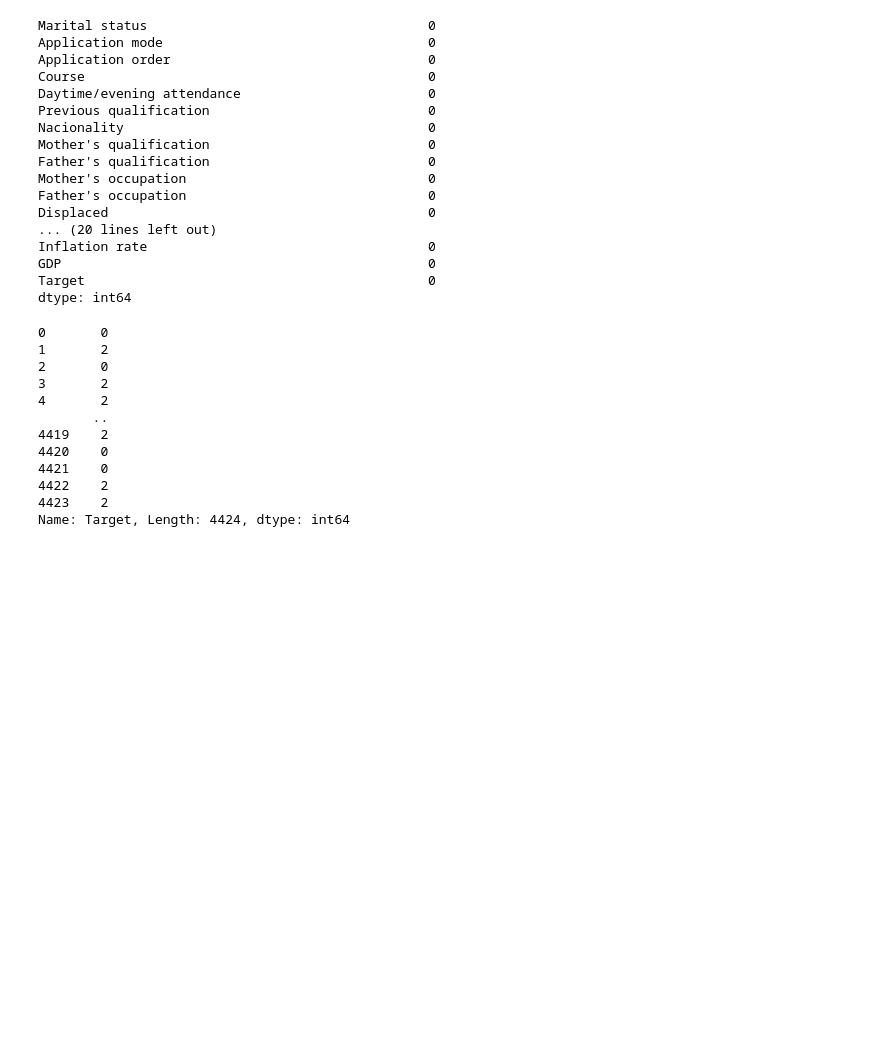
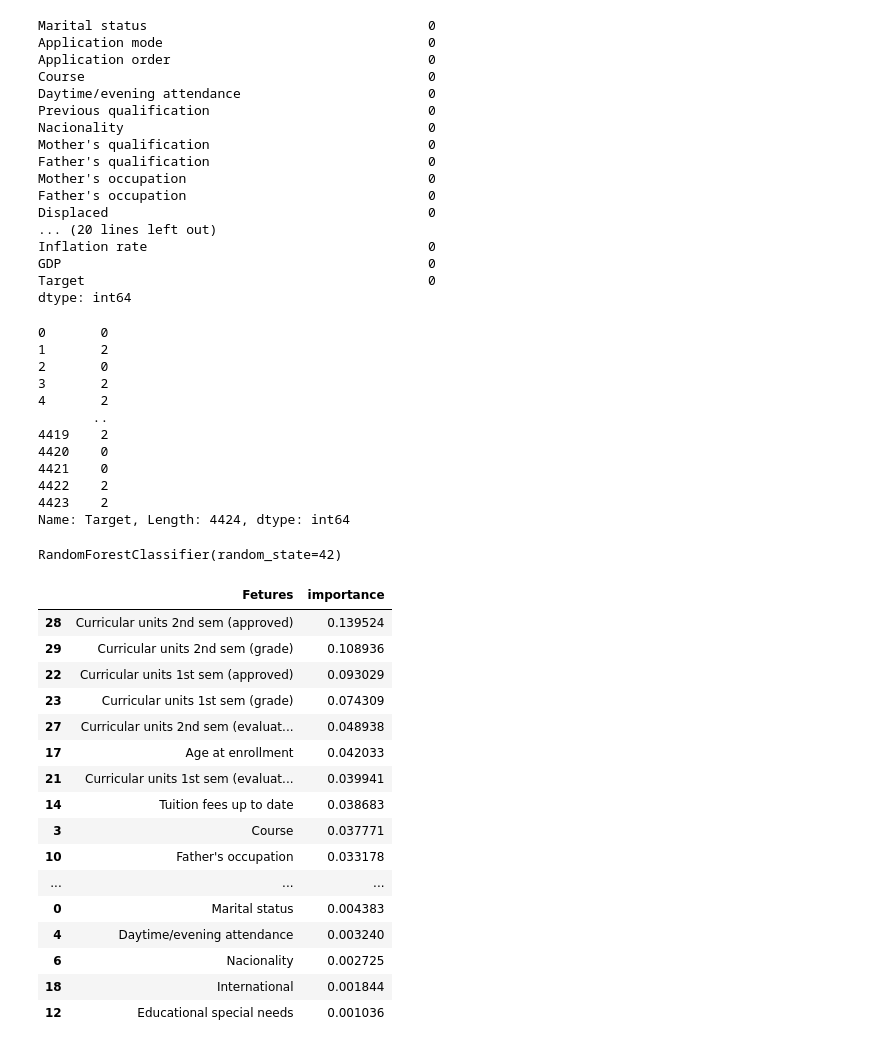
Before and after one commit to donyafallah/Early-Prediction-of-Student-Dropout, a Jupyter notebook: Student_Dropout_Prediction.ipynb, the cells around one changed output. Drawn from its saved outputs; the diff is of its cells as text; code cells hidden in the pictures; blank space fills up the shorter version.

Commit message:
Train RandomForest model and compute feature importances

```diff
--- a/Student_Dropout_Prediction.ipynb
+++ b/Student_Dropout_Prediction.ipynb
@@ -126,3 +126,34 @@ Name: Target, Length: 4424, dtype: int64
 # %%
 from sklearn.model_selection import train_test_split
 X_train , X_test , y_train , y_test = train_test_split( X, y, test_size=0.2, random_state=42)
+# %%
+from sklearn.ensemble import RandomForestClassifier
+
+model = RandomForestClassifier(random_state=42)
+model.fit(X_train , y_train)
+# %% [output]
+RandomForestClassifier(random_state=42)
+# %%
+#Important Features
+importances = model.feature_importances_
+features_names = X_train.columns
+feat_imp_df = pd.DataFrame({"Fetures": features_names , "importance": importances})
+feat_imp_df.sort_values(by="importance" , ascending=False)
+# %% [output]
+|  | Fetures | importance |
+| 28 | Curricular units 2nd sem (approved) | 0.139524 |
+| 29 | Curricular units 2nd sem (grade) | 0.108936 |
+| 22 | Curricular units 1st sem (approved) | 0.093029 |
+| 23 | Curricular units 1st sem (grade) | 0.074309 |
+| 27 | Curricular units 2nd sem (evaluat... | 0.048938 |
+| 17 | Age at enrollment | 0.042033 |
+| 21 | Curricular units 1st sem (evaluat... | 0.039941 |
+| 14 | Tuition fees up to date | 0.038683 |
+| 3 | Course | 0.037771 |
+| 10 | Father's occupation | 0.033178 |
+| ... | ... | ... |
+| 0 | Marital status | 0.004383 |
+| 4 | Daytime/evening attendance | 0.003240 |
+| 6 | Nacionality | 0.002725 |
+| 18 | International | 0.001844 |
+| 12 | Educational special needs | 0.001036 |
```
